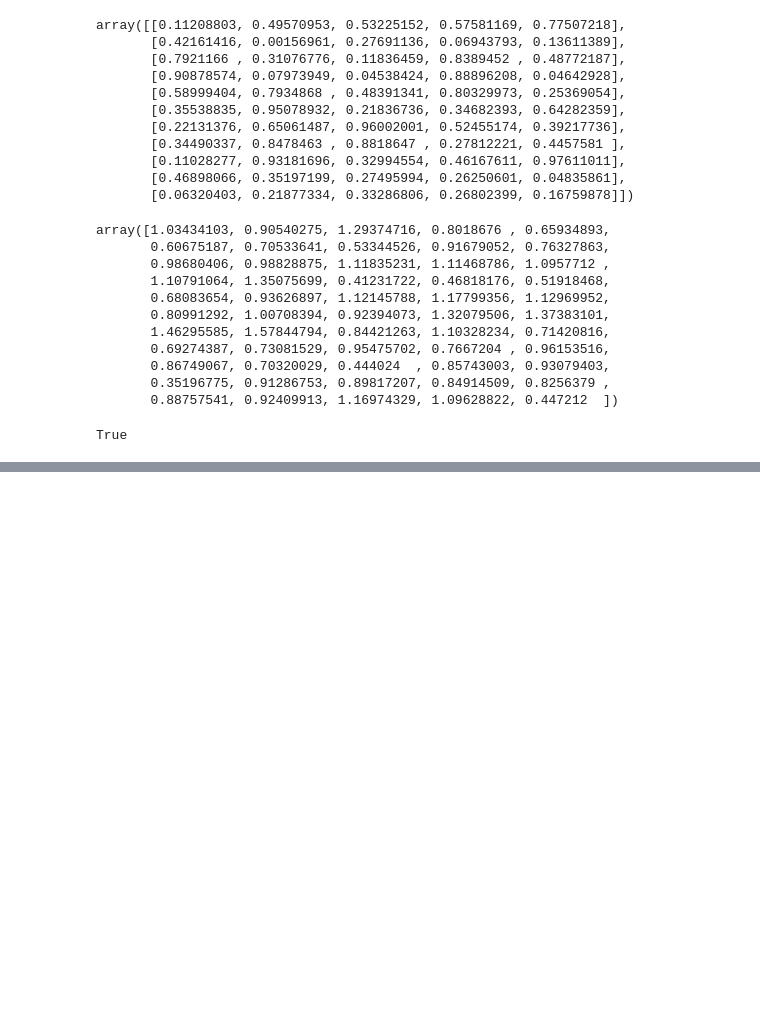
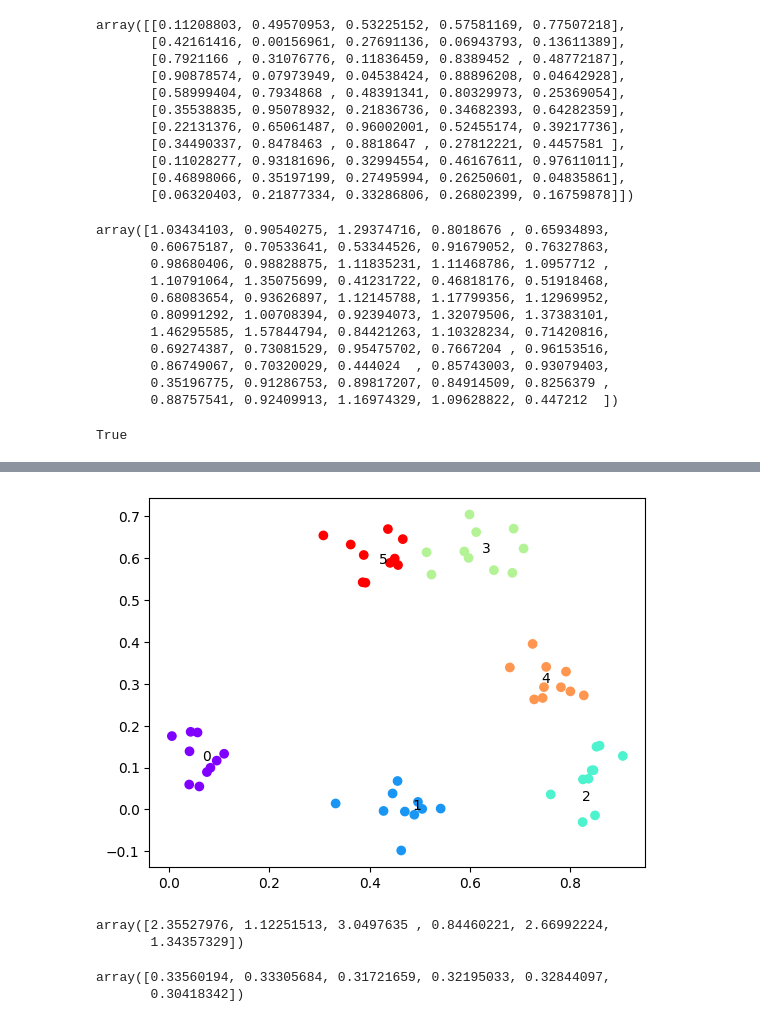
Before and after one commit to CayJoBla/ReducedEncoders, a Jupyter notebook: clustering.ipynb, the cells around one changed output, grey strips where cells are left out. Saved outputs shown, nothing was run; the diff lists cells and outputs as text; code cells hidden in the pictures; blank space fills up the shorter version.

```diff
--- a/clustering.ipynb
+++ b/clustering.ipynb
@@ -1149,0 +1225,30 @@ True
+# %%
+from utils.testing import generate_cluster_data, generate_micro_clusters
+
+n_clusters = 6
+n_points = 10
+data, labels = generate_cluster_data(n_clusters=n_clusters, n_points=n_points, n_dims=2, cluster_std=0.05)
+micro_clusters = generate_micro_clusters(data, labels, add_decay=True)
+# %%
+import numpy as np
+from matplotlib import pyplot as plt
+
+centers = np.array([mc.center for mc in micro_clusters])
+for i, center in enumerate(centers):
+    plt.text(*center, str(i))
+plt.scatter(*data.T, c=labels, cmap="rainbow")
+plt.show()
+# %% [output]
+[figure, added]
+# %%
+weights = np.array([mc.calc_weight(5) for mc in micro_clusters])
+weights
+# %% [output]
+array([2.35527976, 1.12251513, 3.0497635 , 0.84460221, 2.66992224,
+       1.34357329])
+# %%
+radii = np.array([mc.radius for mc in micro_clusters])
+radii
+# %% [output]
+array([0.33560194, 0.33305684, 0.31721659, 0.32195033, 0.32844097,
+       0.30418342])
```
Also changed, not shown: parts of 18 cells of this notebook, 6 other files.
